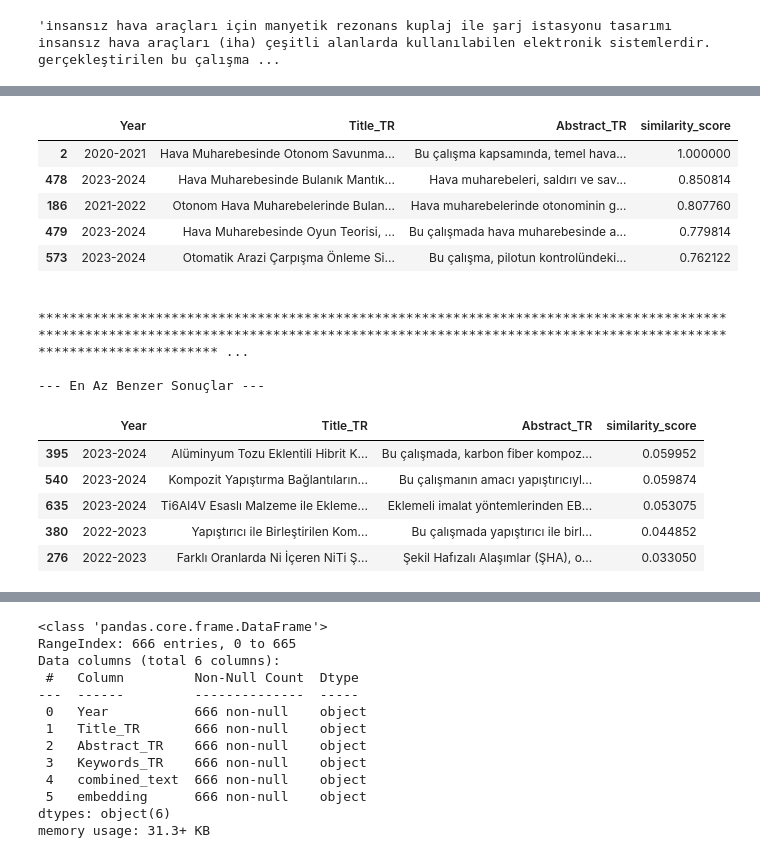
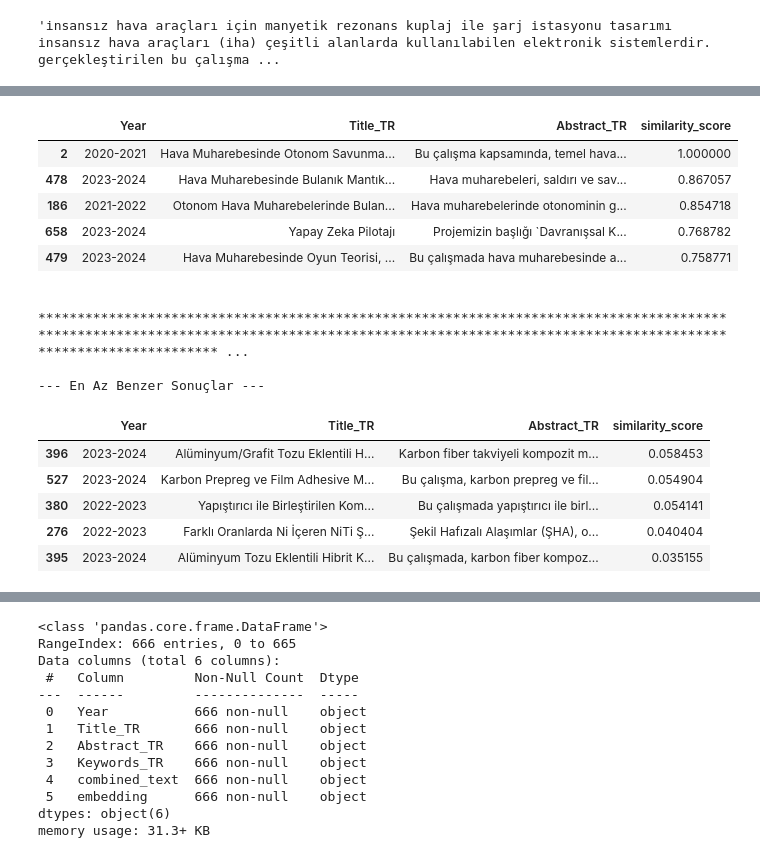
Before and after one commit to ensarakbas77/LIFT-UP-Project-Similarity-Analysis, a Jupyter notebook: notebooks/SBERT.ipynb, the cells around one changed output, grey strips where cells are left out. Drawn from its saved outputs; the diff is of its cells as text; code cells hidden in the pictures.

```diff
--- a/notebooks/SBERT.ipynb
+++ b/notebooks/SBERT.ipynb
@@ -96,19 +56,0 @@ Ortalama token sayısı: 244.4069069069069
-# %%
-def get_embeddings(text):
-    """
-    Tek bir metin veya metin listesi için SBERT embedding üretir.
-    Dönüş tipi: NumPy Array (float32)
-    """
-    # model.encode işlemi pooling ve GPU transferini otomatik yönetir
-    return model.encode(text, convert_to_numpy=True, show_progress_bar=False)
-
-# Pandas işlemlerine görsel ilerleme çubuğu (tqdm) ekler
-tqdm.pandas()
-print("🚀 SBERT embedding süreci başlatılıyor...")
-
-# Tüm projeler için vektör üretir ve liste formatına çevirir
-df["embedding"] = df["combined_text"].progress_apply(lambda x: get_embeddings(x).tolist())
-
-print("\n✅ Embedding işlemi başarıyla tamamlandı.")
-print(f"Toplam Kayıt: {len(df)}")
-print(f"Vektör Boyutu: {len(df['embedding'].iloc[0])}")
@@ -153,15 +124,14 @@ sorgu metnine anlamsal açıdan en yakın projeler olarak raporlanmıştır.
 # %%
+# Metni temizleme
 def clean_text(text):
-    # Metni temizleme
     if not isinstance(text, str): return ""
-    text = text.lower()
-    text = re.sub(r"\s+", " ", text)
-    text = re.sub(r"[#%&*_=+<>]", "", text)
+    text = text.lower()                      # küçük harfe çevirir
+    text = re.sub(r"\s+", " ", text)         # fazla boşlukları siler
+    text = re.sub(r"[#%&*_=+<>]", "", text)  # belirli özel karakterleri siler
     return text.strip()
 
 # Kullanıcıdan gelen ham veriler
 raw_query_title = "Hava Muharebesinde Otonom Savunma Algoritmasının Geliştirilmesi"
-
 raw_query_abstract = (
     "Bu çalışma kapsamında, temel hava muharebesi manevraları kullanılarak "
     "birebir muharebeler için otonom savunma algoritması geliştirilmiştir. "
@@ -173,31 +143,44 @@ raw_query_abstract = (
     "bir yapı önerilmiştir. MATLAB/Simulink ortamında yapılan benzetim çalışmaları ile "
     "algoritmanın başarımı test edilmiş ve sonuçlar gösterilmiştir."
 )
-
 raw_query_keywords = "bire-bir hava muharebesi, kural tabanlı yöntem, temel hava muharebe manevraları."
 
-# Metinleri birleştirme ve modele uygun vektöre çevirme
-query_text = f"{clean_text(raw_query_title)} {clean_text(raw_query_abstract)} {clean_text(raw_query_keywords)}"
-query_vector = model.encode(query_text, convert_to_numpy=True).astype(np.float32)
+# Aramayı da ağırlıklı yapıyoruz.
+W_TITLE = 0.20
+W_ABSTRACT = 0.70
+W_KEYWORDS = 0.10
 
-# Mevcut veri kümesini karşılaştırma için hazırlama
+# Her sorgu parçası için ayrı vektör üret.
+vec_title = model.encode(clean_text(raw_query_title), convert_to_numpy=True).astype(np.float32)
+vec_abstract = model.encode(clean_text(raw_query_abstract), convert_to_numpy=True).astype(np.float32)
+vec_keywords = model.encode(clean_text(raw_query_keywords), convert_to_numpy=True).astype(np.float32)
+
+# Vektörleri ağırlıklarıyla çarp ve topla.
+query_vector = (W_TITLE * vec_title) + (W_ABSTRACT * vec_abstract) + (W_KEYWORDS * vec_keywords)
+
+# Formülün bozulmaması için Normalize et.
+norm = np.linalg.norm(query_vector)
+if norm > 0:
+    query_vector = query_vector / norm
+
+# Mevcut veri kümesini karşılaştırma için hazırlama.
 corpus_embeddings = np.array(df["embedding"].tolist(), dtype=np.float32)
 
-# Kosinüs benzerliği hesaplama
+# Kosinüs benzerliği hesaplama.
 similarity_scores = util.cos_sim(query_vector, corpus_embeddings)[0]
 
-# Sonuçları raporlama ve benzerlik skoruna göre sıralama
+# Sonuçları raporlama ve benzerlik skoruna göre sıralama.
 df["similarity_score"] = similarity_scores.detach().cpu().numpy()
 top_results = df.sort_values(by="similarity_score", ascending=False)
 
-# En benzer ilk 5 sonuç
-print("\n--- Anlamsal Arama Sonuçları ---")
+# En benzer ilk 5 sonuç.
+print("\n--- Özet Ağırlıklı Arama Sonuçları ---")
 with pd.option_context('display.max_colwidth', None):
     display(top_results[["Year","Title_TR", "Abstract_TR","similarity_score"]].head(5))
 
 print("\n", "*"*215)
 
-# En az benzer son 5 sonuç
+# En az benzer son 5 sonuç.
 print("\n--- En Az Benzer Sonuçlar ---")
 with pd.option_context('display.max_colwidth', None):
     display(top_results[["Year","Title_TR", "Abstract_TR","similarity_score"]].tail(5))
@@ -206,15 +189,15 @@ with pd.option_context('display.max_colwidth', None):
 |  | Year | Title_TR | Abstract_TR | similarity_score |
 | 2 | 2020-2021 | Hava Muharebesinde Otonom Savunma... | Bu çalışma kapsamında, temel hava... | 1.000000 |
-| 478 | 2023-2024 | Hava Muharebesinde Bulanık Mantık... | Hava muharebeleri, saldırı ve sav... | 0.850814 |
-| 186 | 2021-2022 | Otonom Hava Muharebelerinde Bulan... | Hava muharebelerinde otonominin g... | 0.807760 |
-| 479 | 2023-2024 | Hava Muharebesinde Oyun Teorisi, ... | Bu çalışmada hava muharebesinde a... | 0.779814 |
-| 573 | 2023-2024 | Otomatik Arazi Çarpışma Önleme Si... | Bu çalışma, pilotun kontrolündeki... | 0.762122 |
+| 478 | 2023-2024 | Hava Muharebesinde Bulanık Mantık... | Hava muharebeleri, saldırı ve sav... | 0.867057 |
+| 186 | 2021-2022 | Otonom Hava Muharebelerinde Bulan... | Hava muharebelerinde otonominin g... | 0.854718 |
+| 658 | 2023-2024 | Yapay Zeka Pilotajı | Projemizin başlığı `Davranışsal K... | 0.768782 |
+| 479 | 2023-2024 | Hava Muharebesinde Oyun Teorisi, ... | Bu çalışmada hava muharebesinde a... | 0.758771 |
  ******************************************************************************************************************************************************************************************************* ...
 
 --- En Az Benzer Sonuçlar ---
 |  | Year | Title_TR | Abstract_TR | similarity_score |
-| 395 | 2023-2024 | Alüminyum Tozu Eklentili Hibrit K... | Bu çalışmada, karbon fiber kompoz... | 0.059952 |
-| 540 | 2023-2024 | Kompozit Yapıştırma Bağlantıların... | Bu çalışmanın amacı yapıştırıcıyl... | 0.059874 |
-| 635 | 2023-2024 | Ti6Al4V Esaslı Malzeme ile Ekleme... | Eklemeli imalat yöntemlerinden EB... | 0.053075 |
-| 380 | 2022-2023 | Yapıştırıcı ile Birleştirilen Kom... | Bu çalışmada yapıştırıcı ile birl... | 0.044852 |
-| 276 | 2022-2023 | Farklı Oranlarda Ni İçeren NiTi Ş... | Şekil Hafızalı Alaşımlar (ŞHA), o... | 0.033050 |
+| 396 | 2023-2024 | Alüminyum/Grafit Tozu Eklentili H... | Karbon fiber takviyeli kompozit m... | 0.058453 |
+| 527 | 2023-2024 | Karbon Prepreg ve Film Adhesive M... | Bu çalışma, karbon prepreg ve fil... | 0.054904 |
+| 380 | 2022-2023 | Yapıştırıcı ile Birleştirilen Kom... | Bu çalışmada yapıştırıcı ile birl... | 0.054141 |
+| 276 | 2022-2023 | Farklı Oranlarda Ni İçeren NiTi Ş... | Şekil Hafızalı Alaşımlar (ŞHA), o... | 0.040404 |
+| 395 | 2023-2024 | Alüminyum Tozu Eklentili Hibrit K... | Bu çalışmada, karbon fiber kompoz... | 0.035155 |
```
Also changed, not shown: parts of 17 cells of this notebook, 1 other file.
